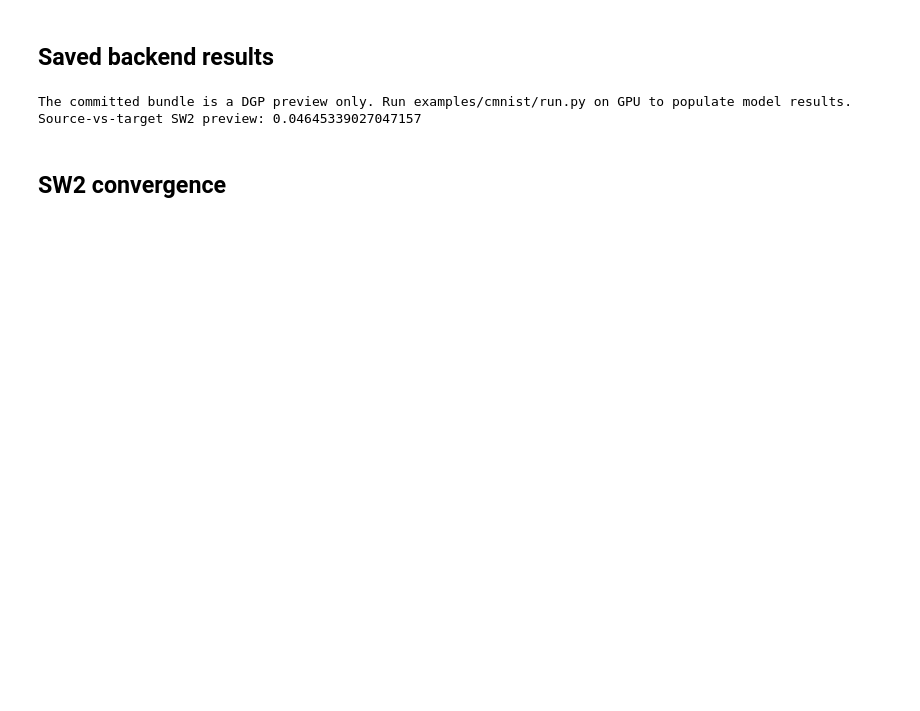
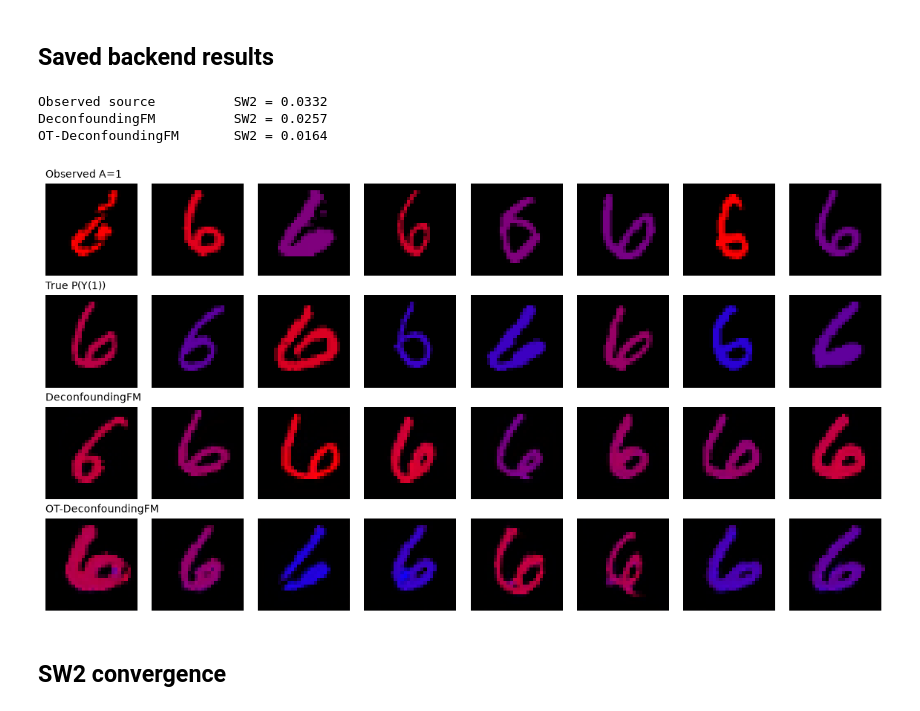
Before and after one commit to HWDance/DeconfoundingFlowMatching, a Jupyter notebook: examples/cmnist/demo.ipynb, the cells around one changed output. Drawn from its saved outputs; the diff is of its cells as text; code cells hidden in the pictures; blank space fills up the shorter version.

Commit message:
Add CMNIST independent and OT results

```diff
--- a/examples/cmnist/demo.ipynb
+++ b/examples/cmnist/demo.ipynb
@@ -94,22 +95,23 @@ else:
         ("Observed source", metrics["source_sw2"]),
         ("DeconfoundingFM", metrics["decfm_sw2"]),
         ("OT-DeconfoundingFM", metrics["ot_sw2"]),
-        ("Gaussian-base FM", metrics["gaussian_sw2"]),
     ]
     for name, value in rows:
         print(f"{name:24s} SW2 = {value:.4f}")
 # %% [output]
-The committed bundle is a DGP preview only. Run examples/cmnist/run.py on GPU to populate model results.
-Source-vs-target SW2 preview: 0.04645339027047157
+Observed source          SW2 = 0.0332
+DeconfoundingFM          SW2 = 0.0257
+OT-DeconfoundingFM       SW2 = 0.0164
 # %%
 if not metrics.get("preview_only", False):
     show_rows([
         ("Observed A=1", samples["observed_a1"]),
         ("True P(Y(1))", samples["true_a1"]),
         ("DeconfoundingFM", samples["decfm_a1"]),
         ("OT-DeconfoundingFM", samples["ot_a1"]),
-        ("Gaussian-base FM", samples["gaussian_a1"]),
     ])
+# %% [output]
+[figure, added]
 # %% [markdown]
 ## SW2 convergence
 # %%
```
Also changed, not shown: parts of 5 cells of this notebook, 6 other files.
